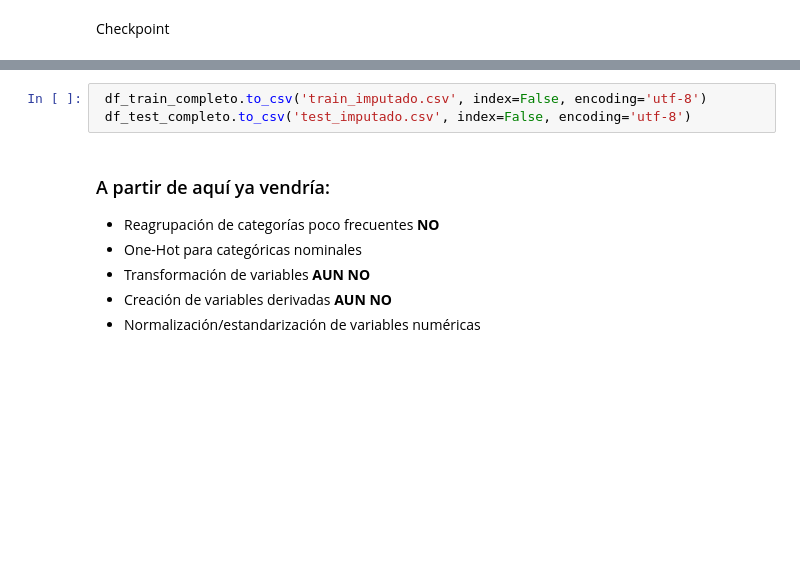
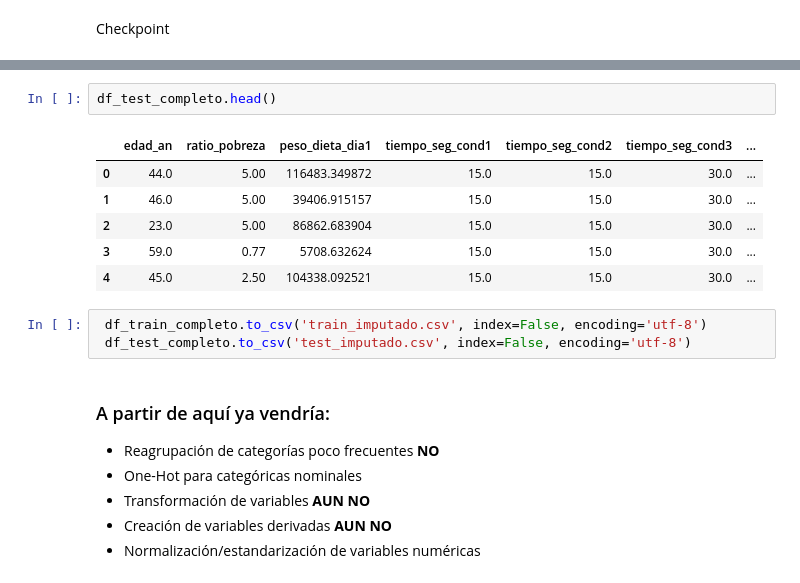
Before and after one commit to pmars21/hypertension_management_AI_driven_tool, a Jupyter notebook: missForest_imp_tfm.ipynb, the cells around one changed output, grey strips where cells are left out. Cells and saved outputs as stored; diff of their text form; blank space fills up the shorter version.

```diff
--- a/missForest_imp_tfm.ipynb
+++ b/missForest_imp_tfm.ipynb
@@ -671,3 +690,12 @@ Checkpoint
+# %%
+df_test_completo.head()
+# %% [output]
+|  | edad_an | ratio_pobreza | peso_dieta_dia1 | tiempo_seg_cond1 | tiempo_seg_cond2 | tiempo_seg_cond3 | ... |
+| 0 | 44.0 | 5.00 | 116483.349872 | 15.0 | 15.0 | 30.0 | ... |
+| 1 | 46.0 | 5.00 | 39406.915157 | 15.0 | 15.0 | 30.0 | ... |
+| 2 | 23.0 | 5.00 | 86862.683904 | 15.0 | 15.0 | 30.0 | ... |
+| 3 | 59.0 | 0.77 | 5708.632624 | 15.0 | 15.0 | 30.0 | ... |
+| 4 | 45.0 | 2.50 | 104338.092521 | 15.0 | 15.0 | 30.0 | ... |
 # %%
  df_train_completo.to_csv('train_imputado.csv', index=False, encoding='utf-8')
  df_test_completo.to_csv('test_imputado.csv', index=False, encoding='utf-8')
```
Also changed, not shown: parts of 17 cells of this notebook.
